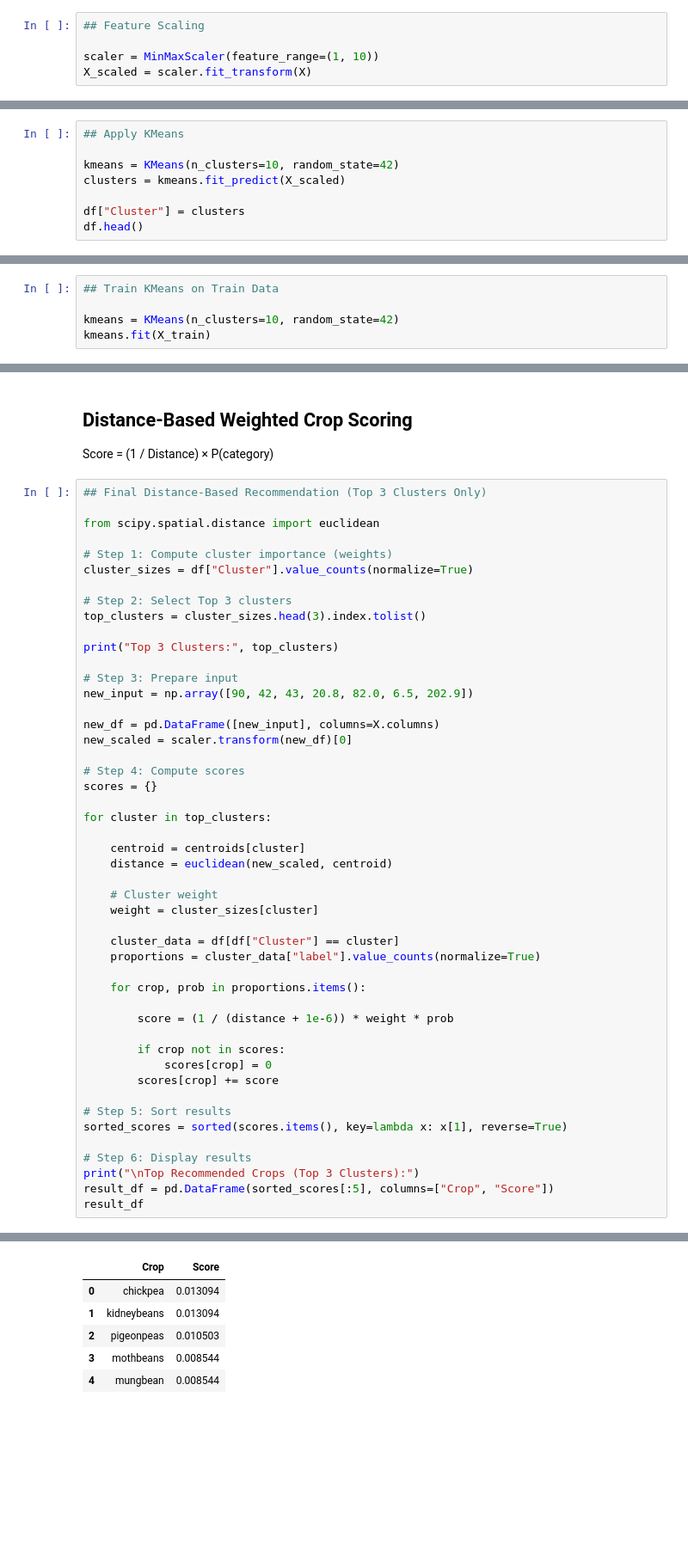
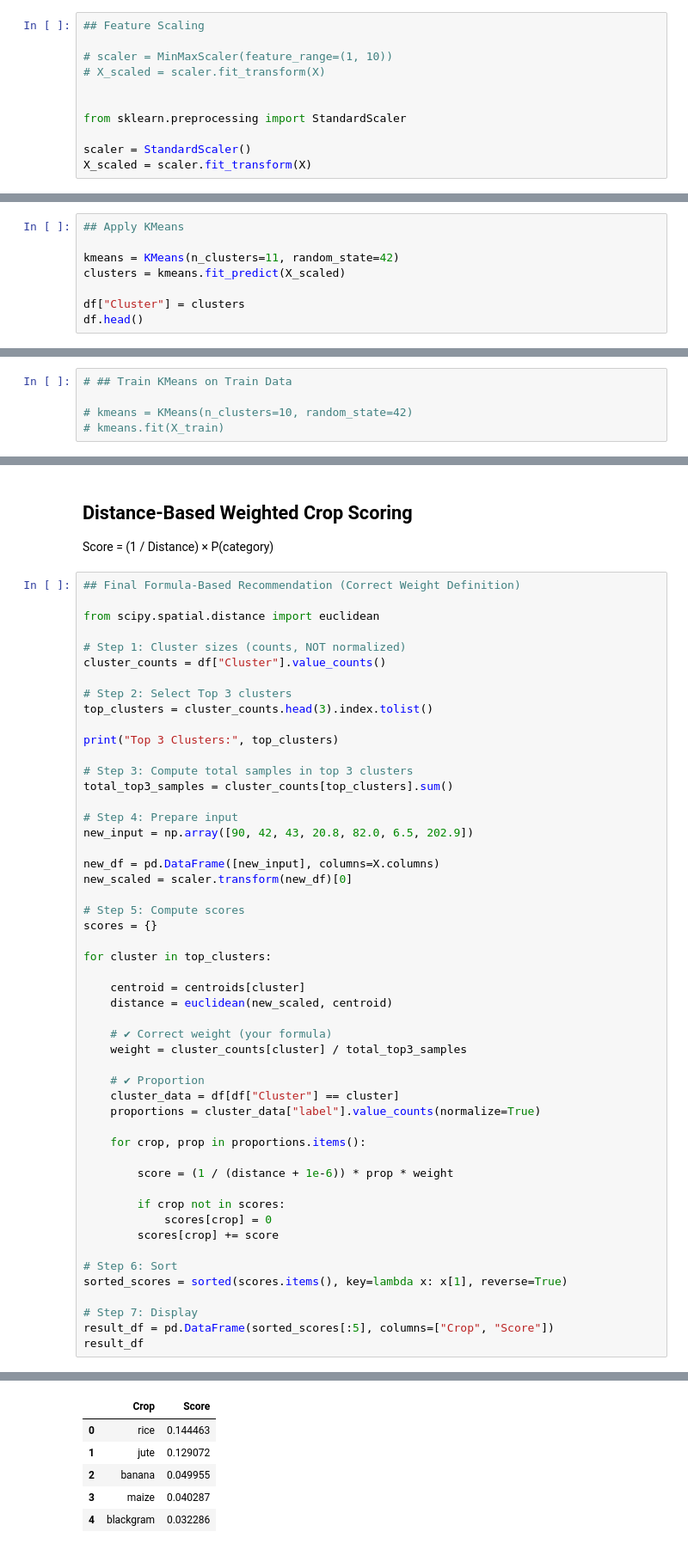
Before and after one commit to bhardwajamrit7/Crop_Advisory_system, a Jupyter notebook: notebooks/Crop_Clustering_Analysis.ipynb, the cells around one changed output, grey strips where cells are left out. Shown at 86% size. Cells and saved outputs as stored; diff of their text form; blank space fills up the shorter version.

```diff
--- a/notebooks/Crop_Clustering_Analysis.ipynb
+++ b/notebooks/Crop_Clustering_Analysis.ipynb
@@ -70,5 +70,11 @@ X
 # %%
 ## Feature Scaling
 
-scaler = MinMaxScaler(feature_range=(1, 10))
+# scaler = MinMaxScaler(feature_range=(1, 10))
+# X_scaled = scaler.fit_transform(X)
+
+
+from sklearn.preprocessing import StandardScaler
+
+scaler = StandardScaler()
 X_scaled = scaler.fit_transform(X)
@@ -99,7 +144,7 @@ The elbow appears around k = 10. Therefore, we select 10 clusters.
 # %%
 ## Apply KMeans
 
-kmeans = KMeans(n_clusters=10, random_state=42)
+kmeans = KMeans(n_clusters=11, random_state=42)
 clusters = kmeans.fit_predict(X_scaled)
 
 df["Cluster"] = clusters
@@ -245,5 +293,5 @@ X_train, X_test, y_train, y_test = train_test_split(
 # %%
-## Train KMeans on Train Data
+# ## Train KMeans on Train Data
 
-kmeans = KMeans(n_clusters=10, random_state=42)
-kmeans.fit(X_train)
+# kmeans = KMeans(n_clusters=10, random_state=42)
+# kmeans.fit(X_train)
@@ -388,25 +407,28 @@ cluster_proportions
 
 Score = (1 / Distance) × P(category)
 # %%
-## Final Distance-Based Recommendation (Top 3 Clusters Only)
+## Final Formula-Based Recommendation (Correct Weight Definition)
 
 from scipy.spatial.distance import euclidean
 
-# Step 1: Compute cluster importance (weights)
-cluster_sizes = df["Cluster"].value_counts(normalize=True)
+# Step 1: Cluster sizes (counts, NOT normalized)
+cluster_counts = df["Cluster"].value_counts()
 
 # Step 2: Select Top 3 clusters
-top_clusters = cluster_sizes.head(3).index.tolist()
+top_clusters = cluster_counts.head(3).index.tolist()
 
 print("Top 3 Clusters:", top_clusters)
 
-# Step 3: Prepare input
+# Step 3: Compute total samples in top 3 clusters
+total_top3_samples = cluster_counts[top_clusters].sum()
+
+# Step 4: Prepare input
 new_input = np.array([90, 42, 43, 20.8, 82.0, 6.5, 202.9])
 
 new_df = pd.DataFrame([new_input], columns=X.columns)
 new_scaled = scaler.transform(new_df)[0]
 
-# Step 4: Compute scores
+# Step 5: Compute scores
 scores = {}
 
 for cluster in top_clusters:
@@ -414,25 +436,25 @@ for cluster in top_clusters:
     centroid = centroids[cluster]
     distance = euclidean(new_scaled, centroid)
 
-    # Cluster weight
-    weight = cluster_sizes[cluster]
+    # ✔ Correct weight (your formula)
+    weight = cluster_counts[cluster] / total_top3_samples
 
+    # ✔ Proportion
     cluster_data = df[df["Cluster"] == cluster]
     proportions = cluster_data["label"].value_counts(normalize=True)
 
-    for crop, prob in proportions.items():
+    for crop, prop in proportions.items():
 
-        score = (1 / (distance + 1e-6)) * weight * prob
+        score = (1 / (distance + 1e-6)) * prop * weight
 
         if crop not in scores:
             scores[crop] = 0
         scores[crop] += score
 
-# Step 5: Sort results
+# Step 6: Sort
 sorted_scores = sorted(scores.items(), key=lambda x: x[1], reverse=True)
 
-# Step 6: Display results
-print("\nTop Recommended Crops (Top 3 Clusters):")
+# Step 7: Display
 result_df = pd.DataFrame(sorted_scores[:5], columns=["Crop", "Score"])
 result_df
 # %% [output]
@@ -442,7 +462,7 @@ Top Recommended Crops (Top 3 Clusters):
 |  | Crop | Score |
-| 0 | chickpea | 0.013094 |
-| 1 | kidneybeans | 0.013094 |
-| 2 | pigeonpeas | 0.010503 |
-| 3 | mothbeans | 0.008544 |
-| 4 | mungbean | 0.008544 |
+| 0 | rice | 0.144463 |
+| 1 | jute | 0.129072 |
+| 2 | banana | 0.049955 |
+| 3 | maize | 0.040287 |
+| 4 | blackgram | 0.032286 |
 # %%
```
Also changed, not shown: parts of 25 cells of this notebook, 1 other file.
